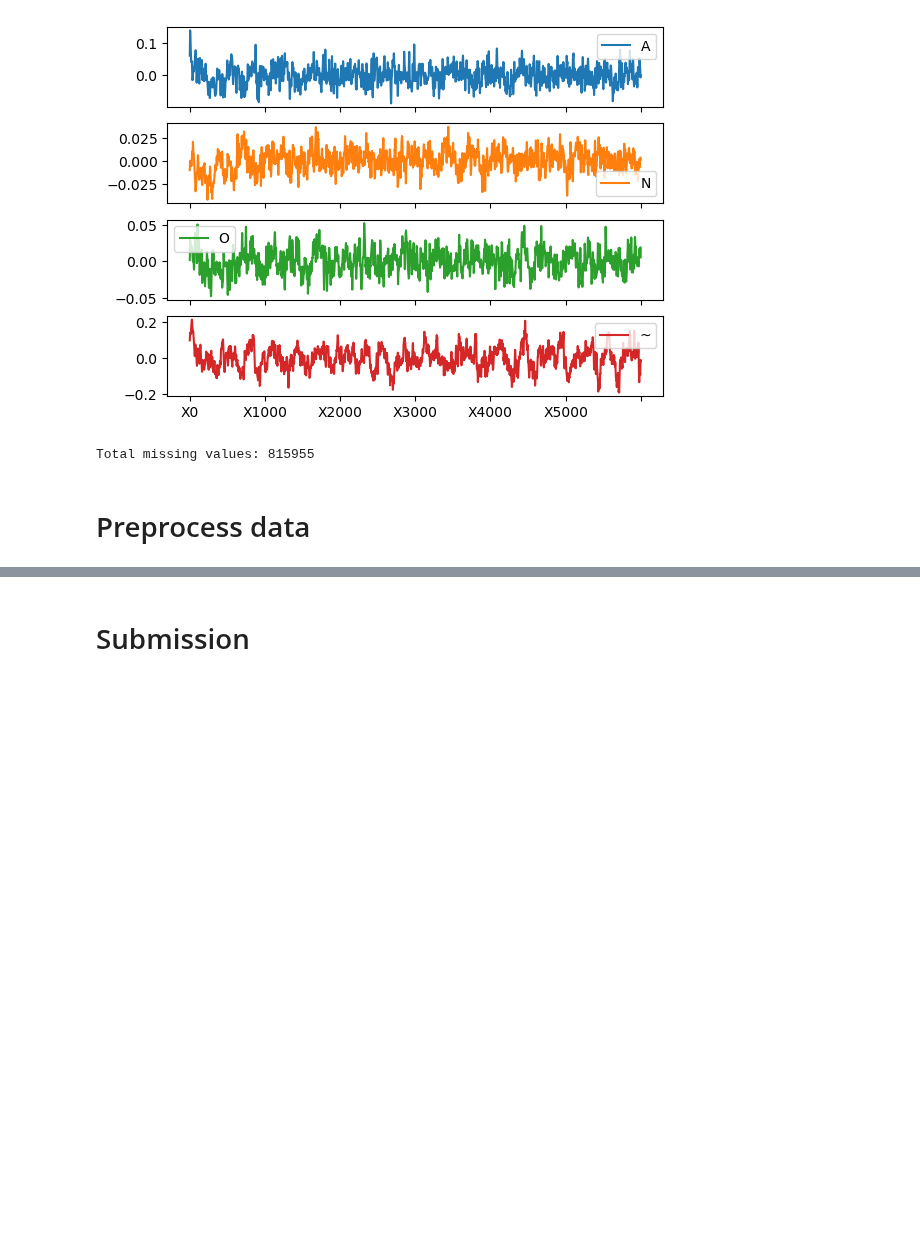
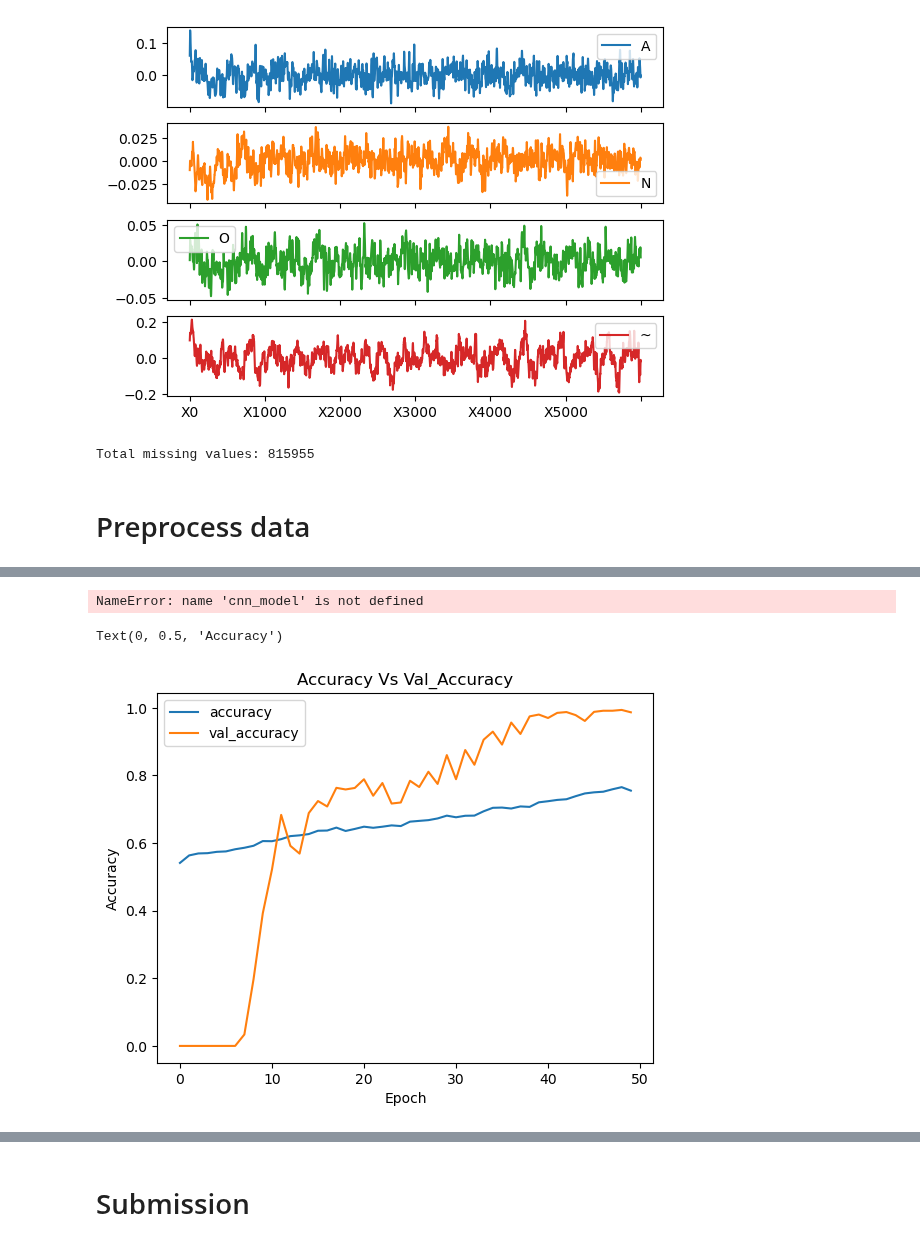
Before and after one commit to oknappett/ML_module, a Jupyter notebook: feature-approach.ipynb, the cells around one changed output, grey strips where cells are left out. Cells and saved outputs as stored; diff of their text form; code cells hidden in the pictures; blank space fills up the shorter version.

```diff
--- a/feature-approach.ipynb
+++ b/feature-approach.ipynb
@@ -473,0 +583,22 @@ for tpe in unique_types:
+# %%
+from tensorflow import keras
+from tensorflow.keras.models import Sequential
+from tensorflow.keras.layers import Dense, Dropout, Activation, Input
+from tensorflow.keras.layers import Conv1D, MaxPool1D, Flatten, MaxPooling1D
+from tensorflow.keras.layers import Conv1D, MaxPooling1D, Flatten, Dense, LSTM, Dropout, BatchNormalization
+
+def create_cnn_model():
+    model = Sequential()
+    model.add(Conv1D(filters=128, kernel_size=25, activation='relu', input_shape=(X_test.shape[1], 1)))
+    model.add(MaxPooling1D(pool_size=5))
+    model.add(Conv1D(filters=128, kernel_size=15, activation='relu'))
+    model.add(Dropout(0.25))
+    model.add(MaxPooling1D(pool_size=5))
+    model.add(Conv1D(filters=128, kernel_size=5, activation='relu'))
+    model.add(Dropout(0.25))
+    model.add(MaxPooling1D(pool_size=2))
+    model.add(Flatten())
+    model.add(Dense(128, activation='relu'))
+    model.add(Dropout(0.5))
+    model.add(Dense(4, activation='softmax'))
+    return model
@@ -473,0 +611,7 @@ for tpe in unique_types:
+# %%
+from tensorflow.keras.optimizers import SGD
+
+cnn_model=create_cnn_model()
+cnn_model.compile(optimizer=SGD(momentum=0.9), loss = 'sparse_categorical_crossentropy', metrics=['acc'])
+early_stopping = keras.callbacks.EarlyStopping(monitor='val_accuracy', patience=5, restore_best_weights=True)
+cnn_model.summary()
@@ -473,0 +636,14 @@ for tpe in unique_types:
+# %%
+cnn_model_history = cnn_model.fit(X_resamp, y_resamp, epochs=15, batch_size = 20, validation_split = 0.33, callbacks=early_stopping)
+# %% [output]
+NameError: name 'cnn_model' is not defined
+# %%
+plt.plot(cnn_model_history.history['acc'])
+plt.plot(cnn_model_history.history['val_acc'])
+plt.legend(["accuracy","val_accuracy"])
+plt.title('Accuracy Vs Val_Accuracy')
+plt.xlabel('Epoch')
+plt.ylabel('Accuracy')
+# %% [output]
+Text(0, 0.5, 'Accuracy')
+[figure, added]
```
Also changed, not shown: parts of 30 cells of this notebook.
